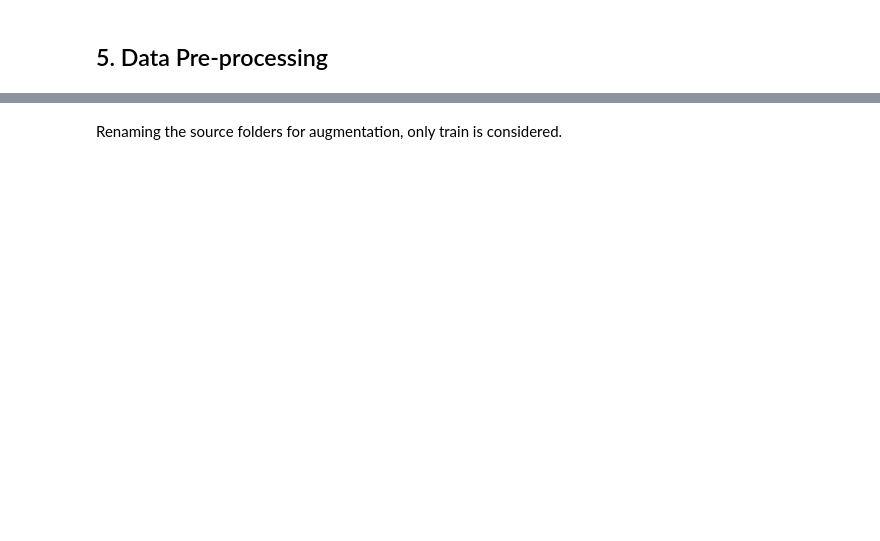
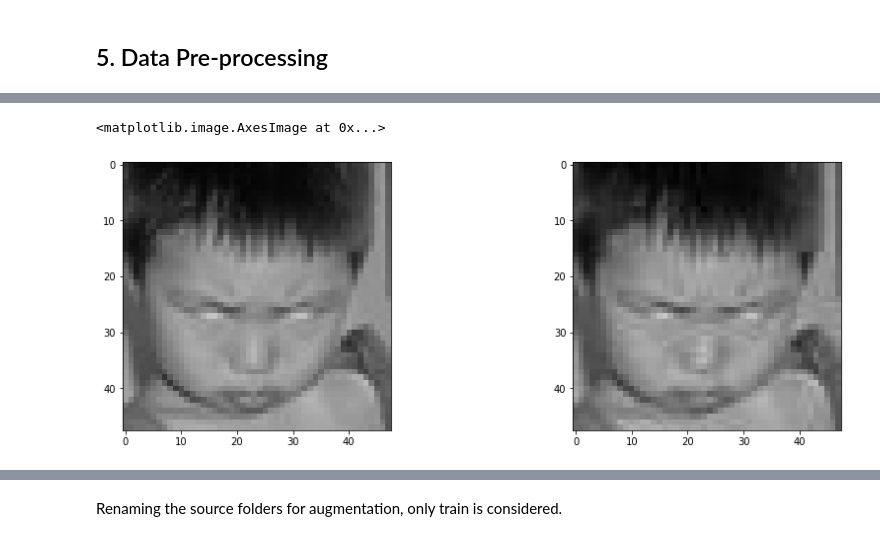
Before and after one commit to andreagurioli1995/ComplexNNproject, a Jupyter notebook: ViT_Face_Emotion_Recognition.ipynb, the cells around one changed output, grey strips where cells are left out. Drawn from its saved outputs; the diff is of its cells as text; code cells hidden in the pictures; blank space fills up the shorter version.

```diff
--- a/ViT_Face_Emotion_Recognition.ipynb
+++ b/ViT_Face_Emotion_Recognition.ipynb
@@ -845,25 +1023,28 @@ image.mode # L is gray-scale
 # %%
 # test image in L mode
 test = '/content/drive/MyDrive/Datasets/FER-2013/train/anger/Training_10118481.jpg'
 pic = imageio.imread(test)
 image = Image.open(test)
 
 # convert to RGB
 image = image.convert('RGB')
-
+im_rgb = cv2.cvtColor(pic, cv2.COLOR_BGR2RGB)
 # temporal saving
 tmp = '/content/test.jpg'
 image.save(tmp)
 pic2 = imageio.imread(tmp)
 
 # remove temporal image
 os.remove(tmp)
 
-# plot the result and compare with L and RGB version
+# plot the result and compare with converted RGB and original RGB version
 fig, ax = plt.subplots(nrows = 1, ncols=2, figsize=(15,5))
 ax1, ax2 = ax
-ax1.imshow(pic[ :, :])
+ax1.imshow(im_rgb[ :, :])
 ax2.imshow(pic2[:,:,:])
+# %% [output]
+<matplotlib.image.AxesImage at 0x...>
+[figure, added]
 # %%
 pic3 = imageio.imread("/content/drive/MyDrive/Datasets/AffectNet/train_class/anger/Copia di image0000006.jpg")
 pic3[0] # Array of pixel values for a colored image
```
Also changed, not shown: parts of 110 cells of this notebook.
